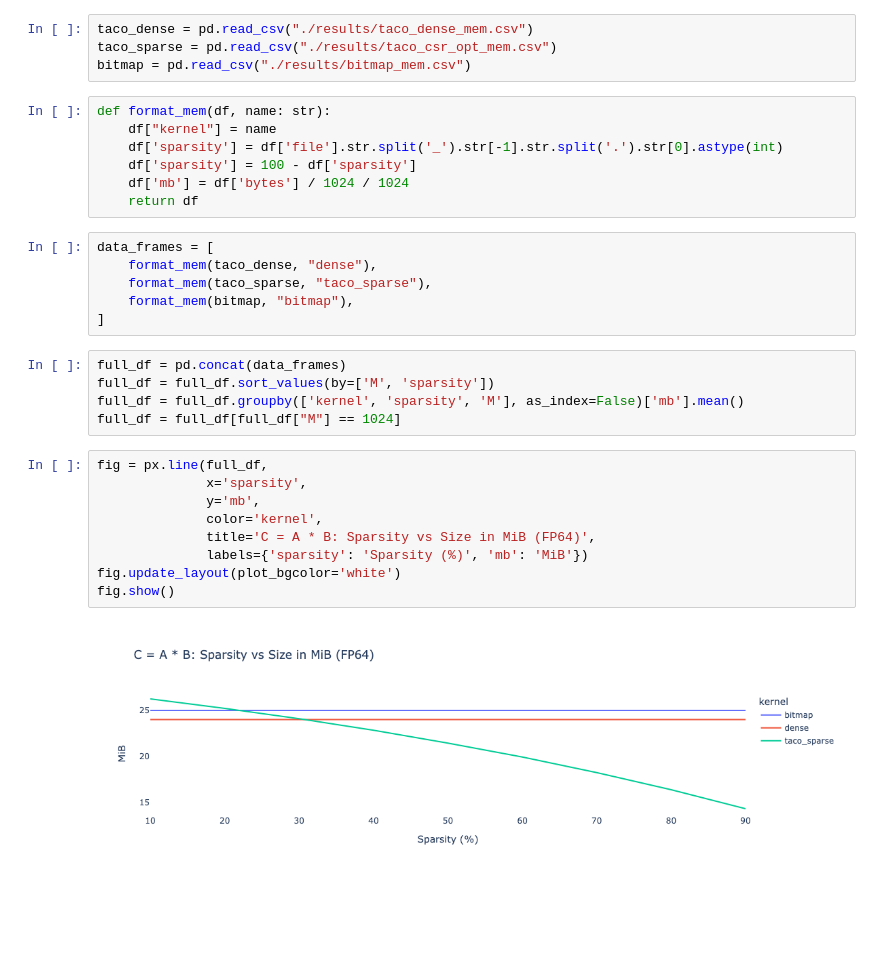
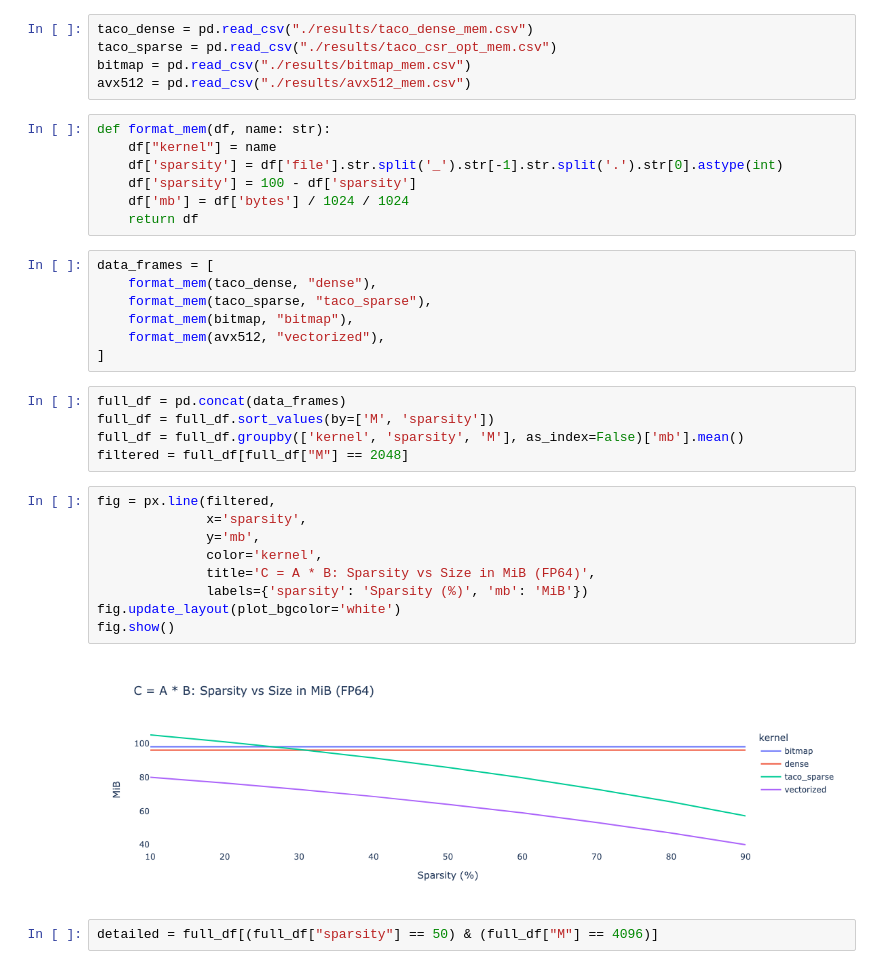
Before and after one commit to AndradeKaio/spgemm-benchmark, a Jupyter notebook: mem.ipynb, the cells around one changed output. Drawn from its saved outputs; the diff is of its cells as text; blank space fills up the shorter version.

```diff
--- a/mem.ipynb
+++ b/mem.ipynb
@@ -6,6 +6,7 @@ import plotly.express as px
 taco_dense = pd.read_csv("./results/taco_dense_mem.csv")
 taco_sparse = pd.read_csv("./results/taco_csr_opt_mem.csv")
 bitmap = pd.read_csv("./results/bitmap_mem.csv")
+avx512 = pd.read_csv("./results/avx512_mem.csv")
 # %%
 def format_mem(df, name: str):
     df["kernel"] = name
@@ -18,20 +19,23 @@ data_frames = [
     format_mem(taco_dense, "dense"),
     format_mem(taco_sparse, "taco_sparse"),
     format_mem(bitmap, "bitmap"),
+    format_mem(avx512, "vectorized"),
 ]
 # %%
 full_df = pd.concat(data_frames)
 full_df = full_df.sort_values(by=['M', 'sparsity'])
 full_df = full_df.groupby(['kernel', 'sparsity', 'M'], as_index=False)['mb'].mean()
-full_df = full_df[full_df["M"] == 1024]
+filtered = full_df[full_df["M"] == 2048]
 # %%
-fig = px.line(full_df,
+fig = px.line(filtered,
               x='sparsity',
               y='mb',
               color='kernel',
               title='C = A * B: Sparsity vs Size in MiB (FP64)',
               labels={'sparsity': 'Sparsity (%)', 'mb': 'MiB'})
 fig.update_layout(plot_bgcolor='white')
 fig.show()
 # %% [output]
-[figure, old version]
+[figure, new version]
+# %%
+detailed = full_df[(full_df["sparsity"] == 50) & (full_df["M"] == 4096)]
```
Also changed, not shown: parts of 1 cell of this notebook, 6 other files.
